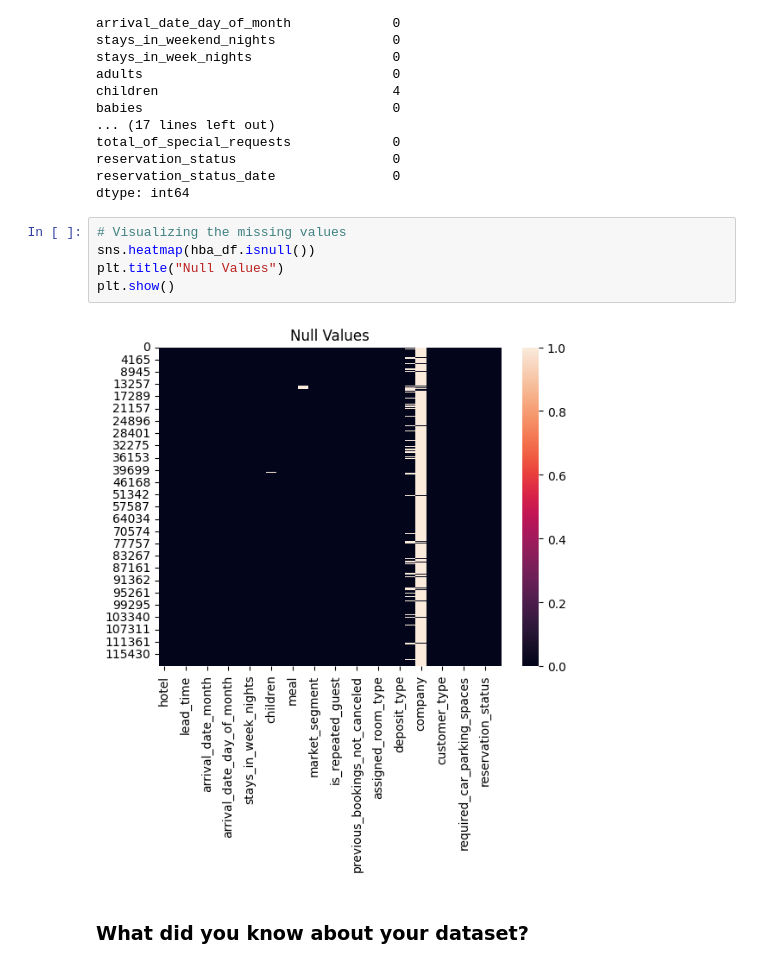
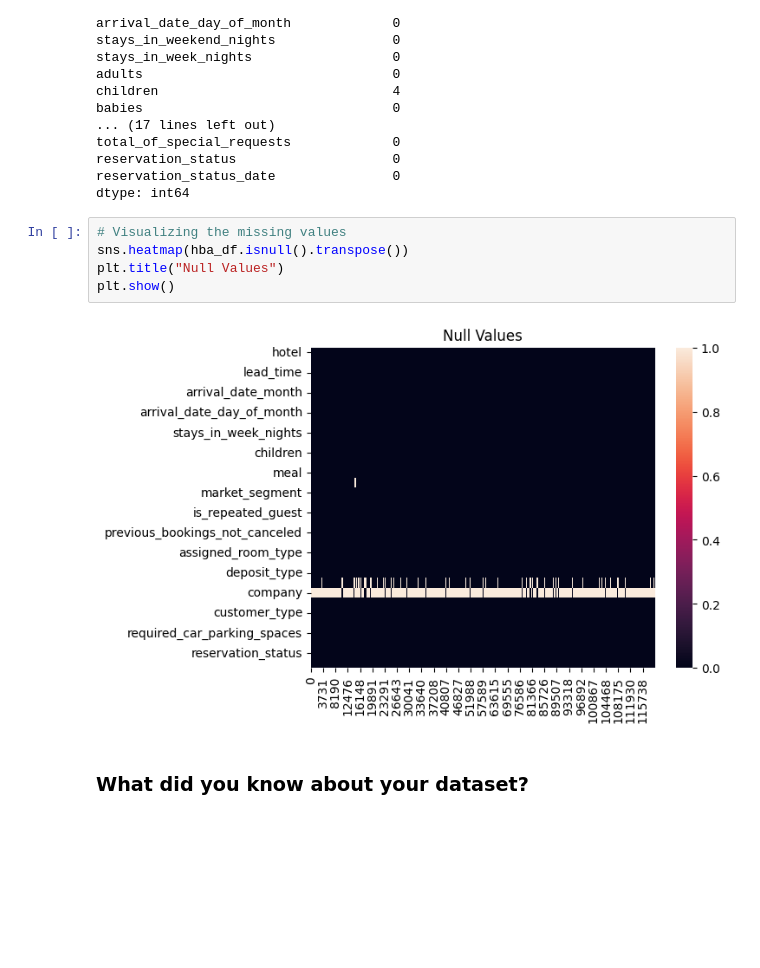
Before and after one commit to Rooban-Jeyasundar/EDA-Project, a Jupyter notebook: EDA_Submission_of_Hotel_Booking_Analysis.ipynb, the cells around one changed output. Cells and saved outputs as stored; diff of their text form; blank space fills up the shorter version.

```diff
--- a/EDA_Submission_of_Hotel_Booking_Analysis.ipynb
+++ b/EDA_Submission_of_Hotel_Booking_Analysis.ipynb
@@ -210,11 +214,11 @@ reservation_status_date               0
 dtype: int64
 # %%
 # Visualizing the missing values
-sns.heatmap(hba_df.isnull())
+sns.heatmap(hba_df.isnull().transpose())
 plt.title("Null Values")
 plt.show()
 # %% [output]
-[figure, old version]
+[figure, new version]
 # %% [markdown]
 ### What did you know about your dataset?
 # %% [markdown]
```
Also changed, not shown: parts of 21 cells of this notebook.
